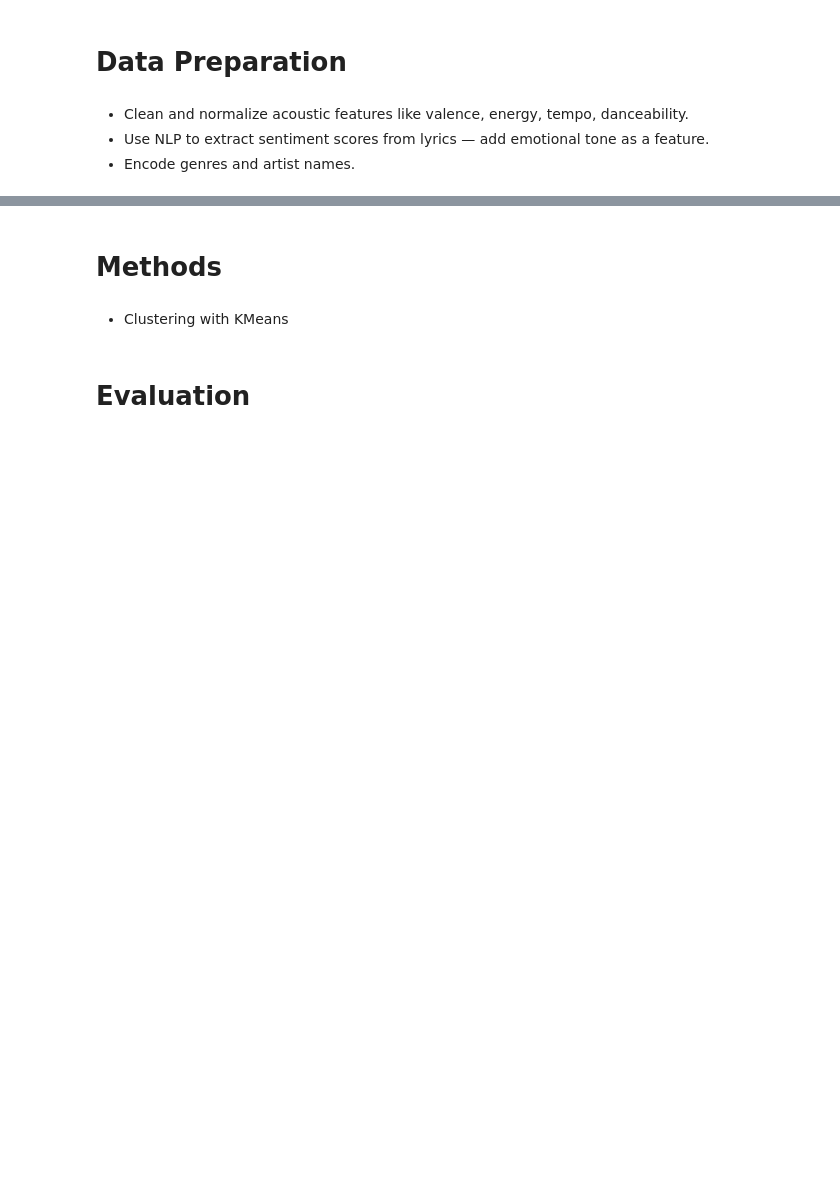
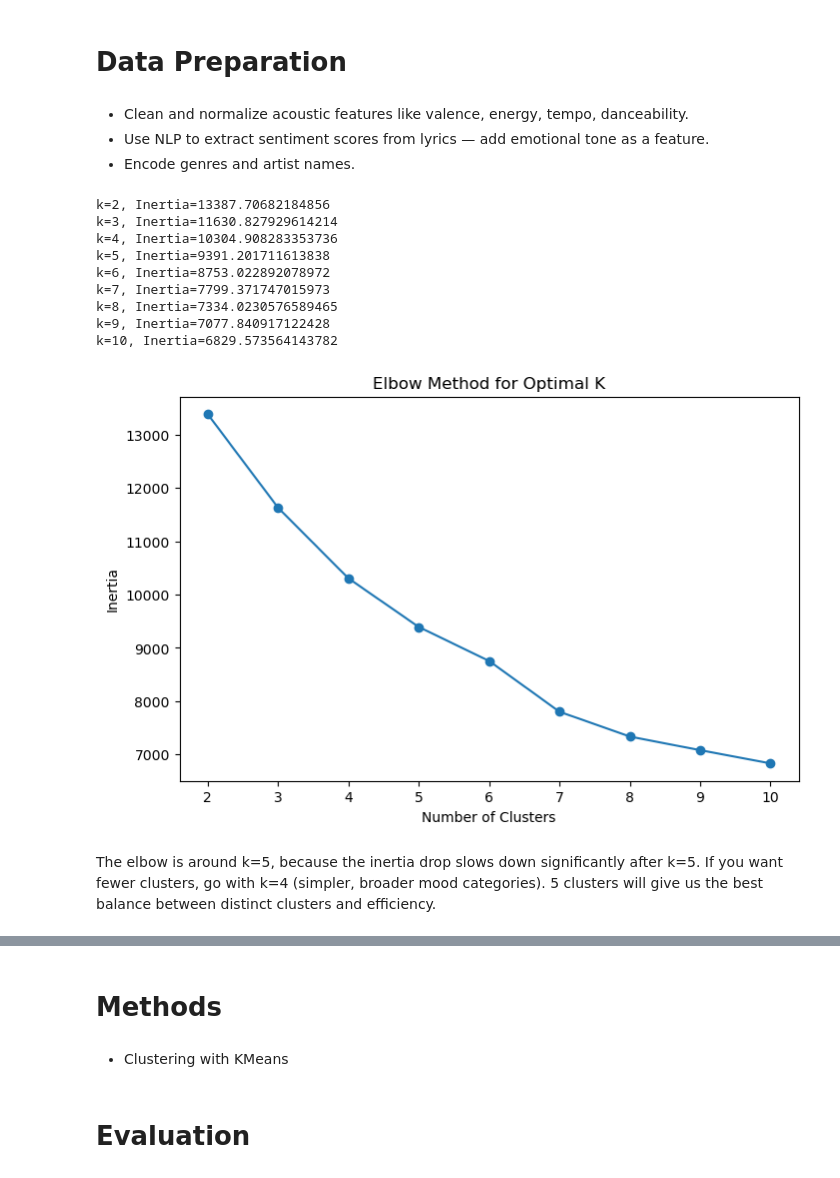
Before and after one commit to hannahdallas/captstone, a Jupyter notebook: notebook.ipynb, the cells around one changed output, grey strips where cells are left out. Drawn from its saved outputs; the diff is of its cells as text; code cells hidden in the pictures; blank space fills up the shorter version.

Commit message:
Added clustering

```diff
--- a/notebook.ipynb
+++ b/notebook.ipynb
@@ -42,3 +50,45 @@ df
 * Clean and normalize acoustic features like valence, energy, tempo, danceability.
 * Use NLP to extract sentiment scores from lyrics — add emotional tone as a feature.
 * Encode genres and artist names.
+# %%
+# Select relevant features for clustering
+acoustic_features = ['valence', 'energy', 'tempo', 'danceability', 'acousticness', 'instrumentalness', 'liveness', 'speechiness']
+df_features = df[acoustic_features]
+# %%
+# Handle missing values (simple imputation)
+df_features = df_features.fillna(df_features.median())
+# %%
+# Normalize features
+scaler = StandardScaler()
+df_scaled = scaler.fit_transform(df_features)
+# %%
+# Determine optimal number of clusters using Elbow method
+inertia = []
+k_range = range(2, 11)
+for k in k_range:
+    kmeans = KMeans(n_clusters=k, random_state=42, n_init='auto', algorithm='elkan')
+    kmeans.fit(df_scaled)
+    inertia.append(kmeans.inertia_)
+    print(f'k={k}, Inertia={kmeans.inertia_}')  # Print inertia values
+
+# Plot Elbow Method
+plt.figure(figsize=(8, 5))
+plt.plot(k_range, inertia, marker='o')
+plt.title('Elbow Method for Optimal K')
+plt.xlabel('Number of Clusters')
+plt.ylabel('Inertia')
+plt.show()
+# %% [output]
+k=2, Inertia=13387.70682184856
+k=3, Inertia=11630.827929614214
+k=4, Inertia=10304.908283353736
+k=5, Inertia=9391.201711613838
+k=6, Inertia=8753.022892078972
+k=7, Inertia=7799.371747015973
+k=8, Inertia=7334.0230576589465
+k=9, Inertia=7077.840917122428
+k=10, Inertia=6829.573564143782
+[figure, added]
+# %% [markdown]
+The elbow is around k=5, because the inertia drop slows down significantly after k=5.
+If you want fewer clusters, go with k=4 (simpler, broader mood categories). 5 clusters will give us the best balance between distinct clusters and efficiency.
```
Also changed, not shown: parts of 5 cells of this notebook.
